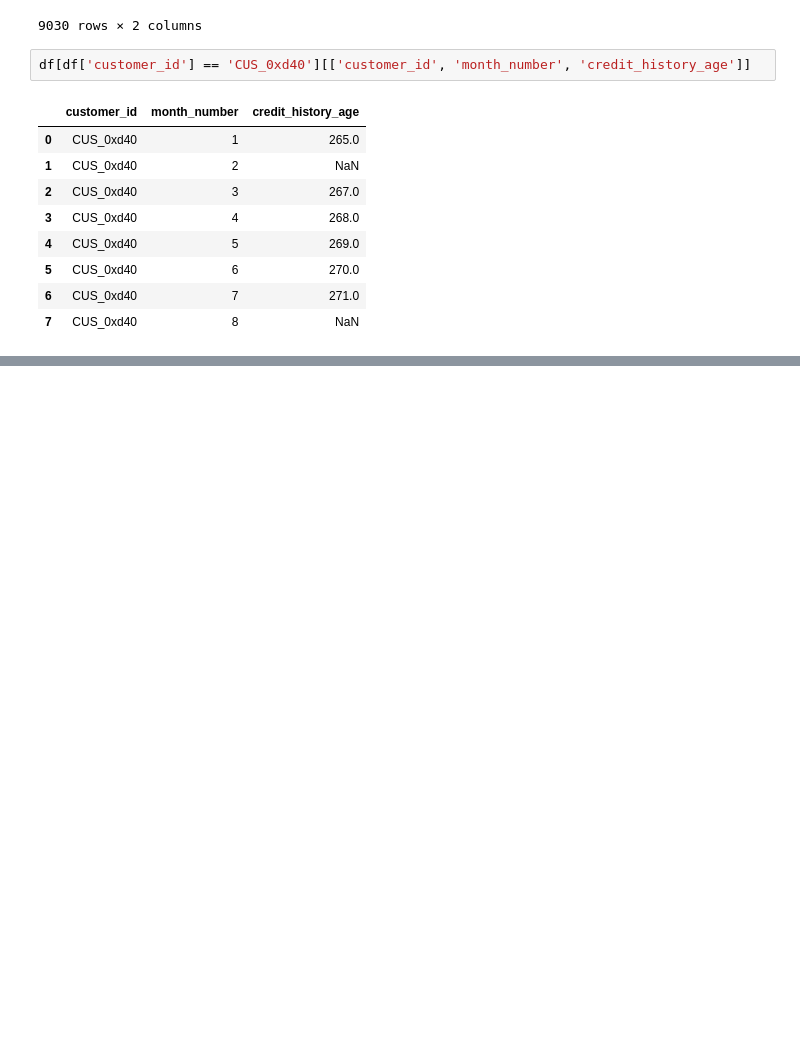
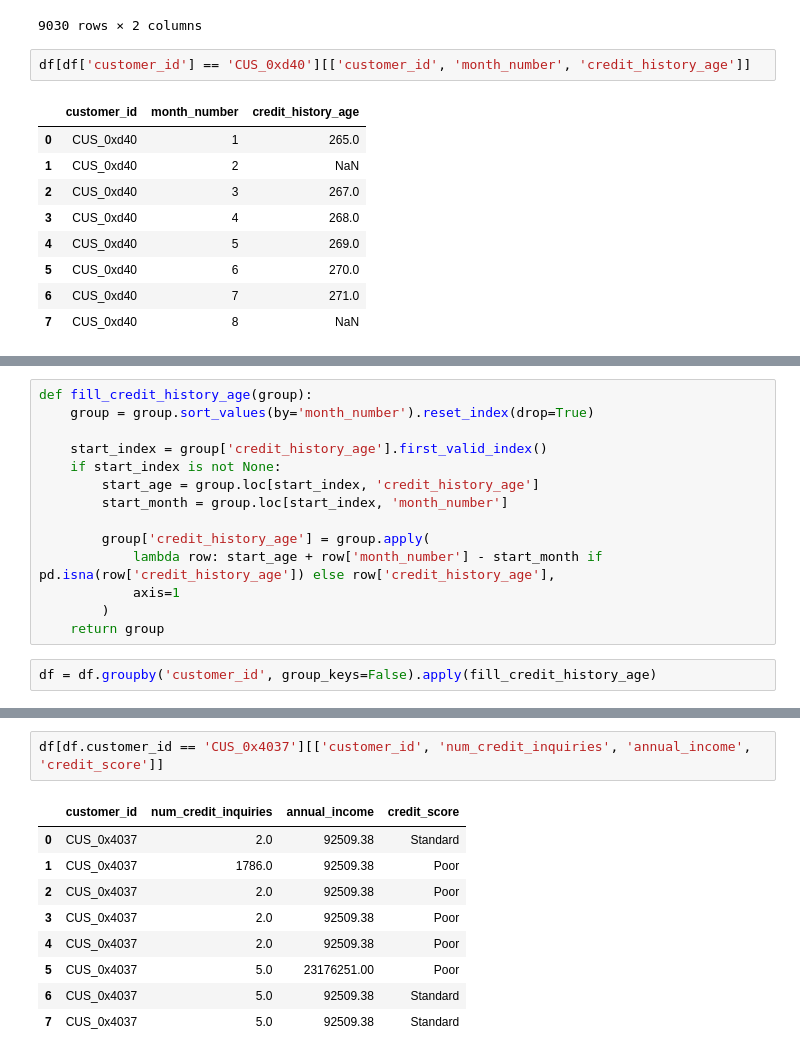
Before and after one commit to Stayermax/MLzoomcamp_midterm_project, a Jupyter notebook: dataset_eda.ipynb, the cells around one changed output, grey strips where cells are left out. Saved outputs shown, nothing was run; the diff lists cells and outputs as text; blank space fills up the shorter version.

```diff
--- a/dataset_eda.ipynb
+++ b/dataset_eda.ipynb
@@ -577,0 +582,16 @@ df[df['customer_id'] == 'CUS_0xd40'][['customer_id', 'month_number', 'credit_his
+# %%
+def fill_credit_history_age(group):
+    group = group.sort_values(by='month_number').reset_index(drop=True)
+
+    start_index = group['credit_history_age'].first_valid_index()
+    if start_index is not None:
+        start_age = group.loc[start_index, 'credit_history_age']
+        start_month = group.loc[start_index, 'month_number']
+
+        group['credit_history_age'] = group.apply(
+            lambda row: start_age + row['month_number'] - start_month if pd.isna(row['credit_history_age']) else row['credit_history_age'],
+            axis=1
+        )
+    return group
+# %%
+df = df.groupby('customer_id', group_keys=False).apply(fill_credit_history_age)
@@ -577,0 +702,12 @@ df[df['customer_id'] == 'CUS_0xd40'][['customer_id', 'month_number', 'credit_his
+# %%
+df[df.customer_id == 'CUS_0x4037'][['customer_id', 'num_credit_inquiries', 'annual_income', 'credit_score']]
+# %% [output]
+|  | customer_id | num_credit_inquiries | annual_income | credit_score |
+| 0 | CUS_0x4037 | 2.0 | 92509.38 | Standard |
+| 1 | CUS_0x4037 | 1786.0 | 92509.38 | Poor |
+| 2 | CUS_0x4037 | 2.0 | 92509.38 | Poor |
+| 3 | CUS_0x4037 | 2.0 | 92509.38 | Poor |
+| 4 | CUS_0x4037 | 2.0 | 92509.38 | Poor |
+| 5 | CUS_0x4037 | 5.0 | 23176251.00 | Poor |
+| 6 | CUS_0x4037 | 5.0 | 92509.38 | Standard |
+| 7 | CUS_0x4037 | 5.0 | 92509.38 | Standard |
```
Also changed, not shown: parts of 19 cells of this notebook.
